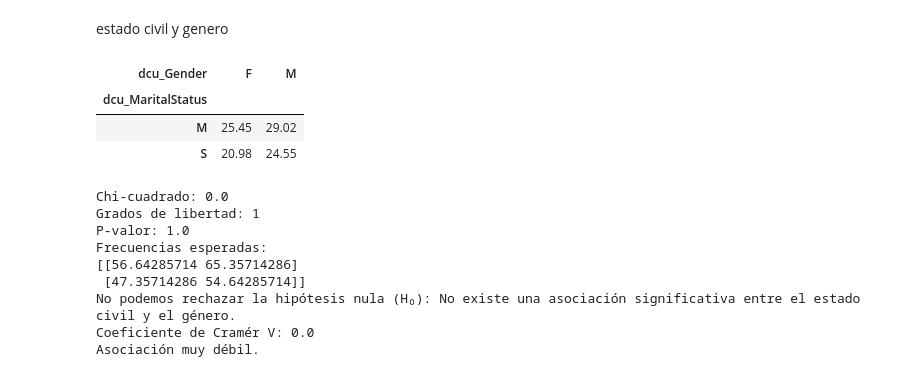
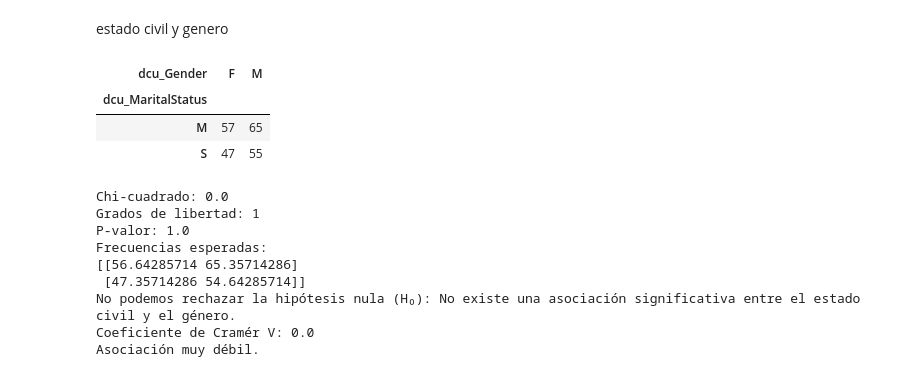
Before and after one commit to csanchezcsdigitales/contoso, a Jupyter notebook: cEDA 12.ipynb, the cells around one changed output. Cells and saved outputs as stored; diff of their text form; code cells hidden in the pictures.

```diff
--- a/cEDA 12.ipynb
+++ b/cEDA 12.ipynb
@@ -1169,13 +1169,13 @@ Asociación débil.
 # %% [markdown]
 estado civil y genero
 # %%
-tabla_marital_gender = pd.crosstab(df_person['dcu_MaritalStatus'],df_person['dcu_Gender'],normalize=True)*100
+tabla_marital_gender = pd.crosstab(df_person['dcu_MaritalStatus'],df_person['dcu_Gender'])
 tabla_marital_gender
 # %% [output]
 | dcu_Gender | F | M |
 | dcu_MaritalStatus |  |  |
-| M | 25.45 | 29.02 |
-| S | 20.98 | 24.55 |
+| M | 57 | 65 |
+| S | 47 | 55 |
 # %%
 from scipy.stats import chi2_contingency
 import numpy as np
```
Also changed, not shown: parts of 9 cells of this notebook.
